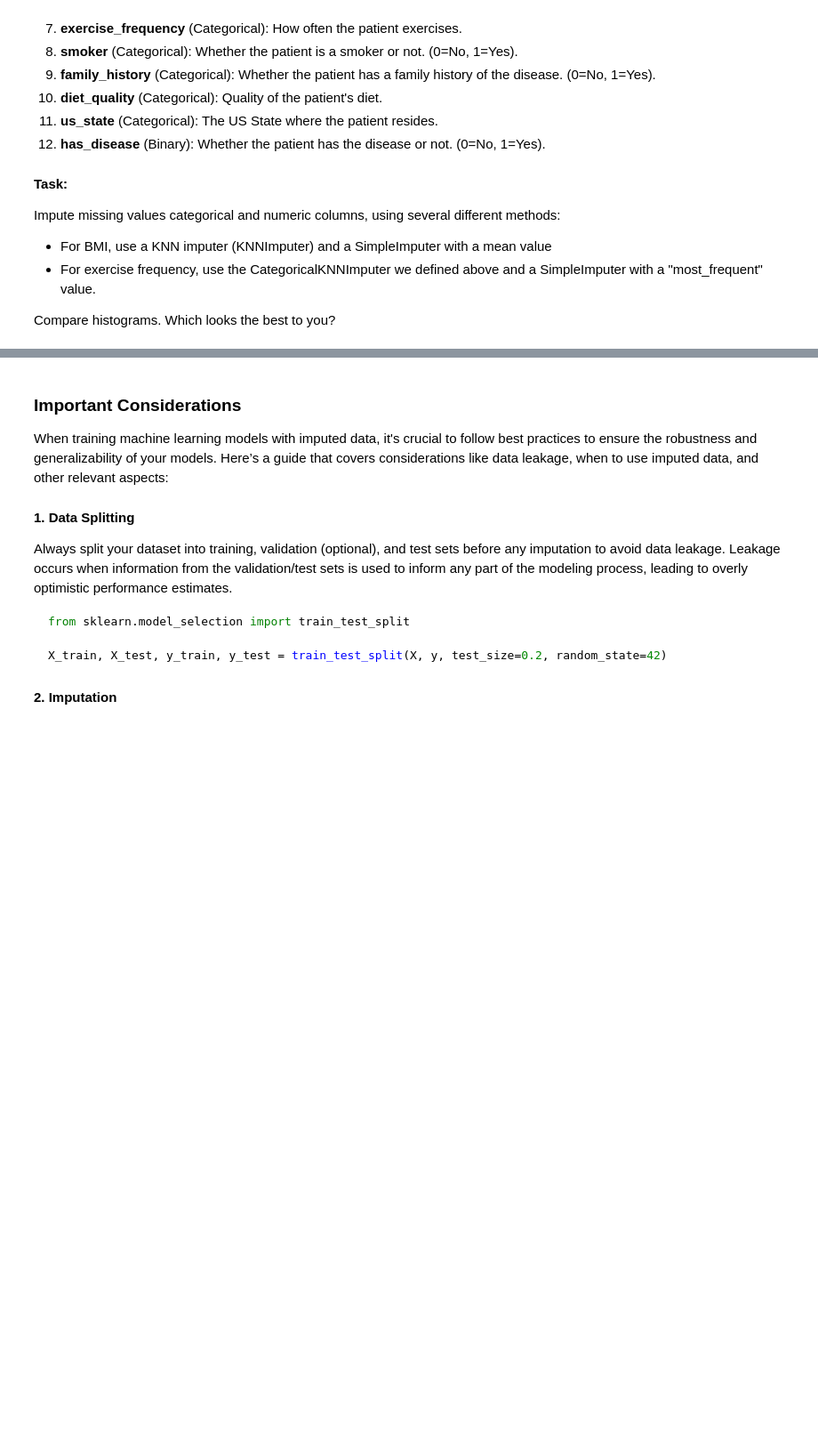
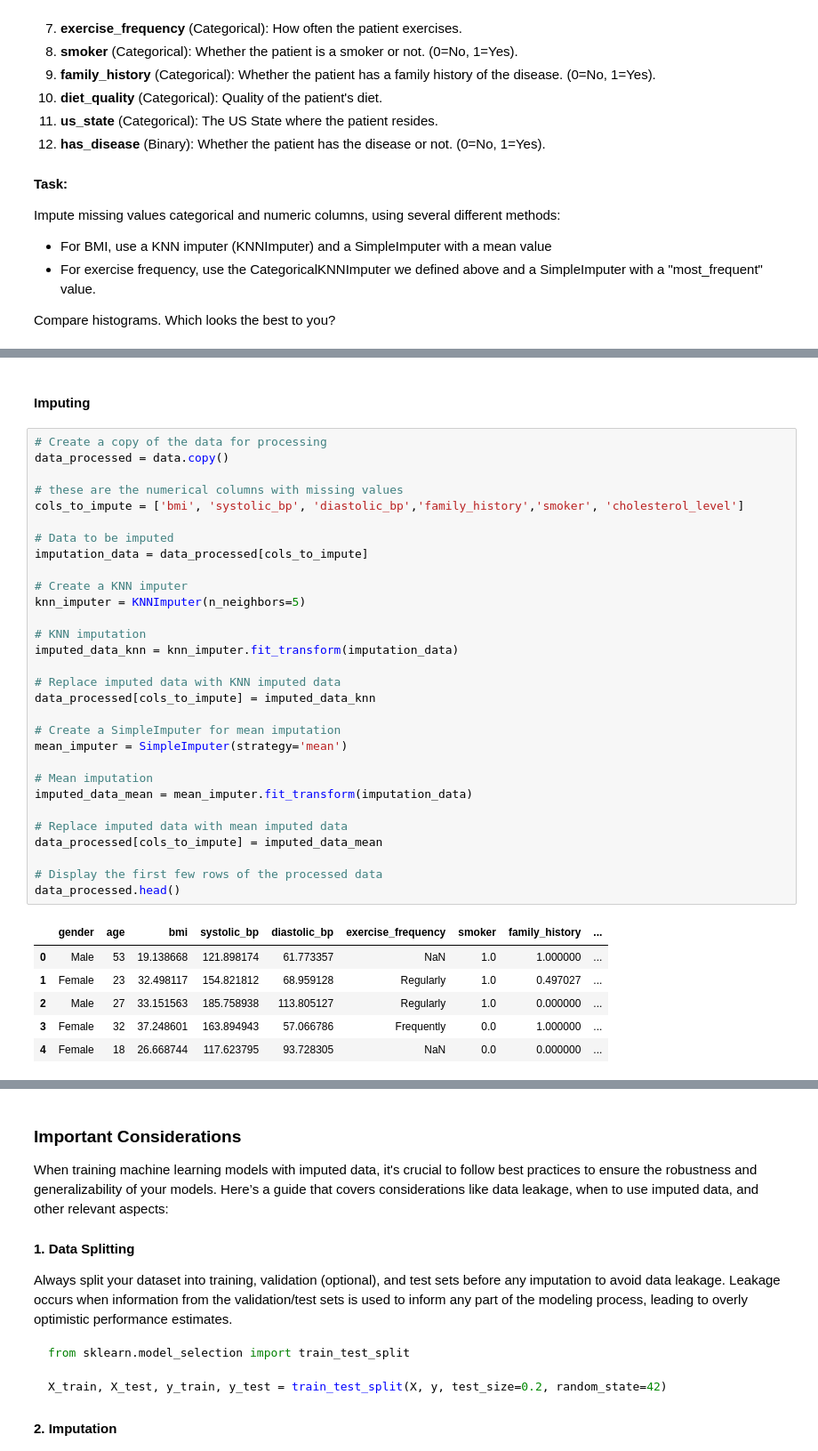
Before and after one commit to tiffzhao0817/421-wk5, a Jupyter notebook: week5-lab-encoding.ipynb, the cells around one changed output, grey strips where cells are left out. Shown: that part at 89% size. Saved outputs shown, nothing was run; the diff lists cells and outputs as text; blank space fills up the shorter version.

```diff
--- a/week5-lab-encoding.ipynb
+++ b/week5-lab-encoding.ipynb
@@ -469,0 +496,39 @@ plt.show()
+# %% [markdown]
+#### Imputing
+# %%
+# Create a copy of the data for processing
+data_processed = data.copy()
+
+# these are the numerical columns with missing values
+cols_to_impute = ['bmi', 'systolic_bp', 'diastolic_bp','family_history','smoker', 'cholesterol_level']
+
+# Data to be imputed
+imputation_data = data_processed[cols_to_impute]
+
+# Create a KNN imputer
+knn_imputer = KNNImputer(n_neighbors=5)
+
+# KNN imputation
+imputed_data_knn = knn_imputer.fit_transform(imputation_data)
+
+# Replace imputed data with KNN imputed data
+data_processed[cols_to_impute] = imputed_data_knn
+
+# Create a SimpleImputer for mean imputation
+mean_imputer = SimpleImputer(strategy='mean')
+
+# Mean imputation
+imputed_data_mean = mean_imputer.fit_transform(imputation_data)
+
+# Replace imputed data with mean imputed data
+data_processed[cols_to_impute] = imputed_data_mean
+
+# Display the first few rows of the processed data
+data_processed.head()
+# %% [output]
+|  | gender | age | bmi | systolic_bp | diastolic_bp | exercise_frequency | smoker | family_history | ... |
+| 0 | Male | 53 | 19.138668 | 121.898174 | 61.773357 | NaN | 1.0 | 1.000000 | ... |
+| 1 | Female | 23 | 32.498117 | 154.821812 | 68.959128 | Regularly | 1.0 | 0.497027 | ... |
+| 2 | Male | 27 | 33.151563 | 185.758938 | 113.805127 | Regularly | 1.0 | 0.000000 | ... |
+| 3 | Female | 32 | 37.248601 | 163.894943 | 57.066786 | Frequently | 0.0 | 1.000000 | ... |
+| 4 | Female | 18 | 26.668744 | 117.623795 | 93.728305 | NaN | 0.0 | 0.000000 | ... |
```
Also changed, not shown: parts of 10 cells of this notebook, 1 other file.
